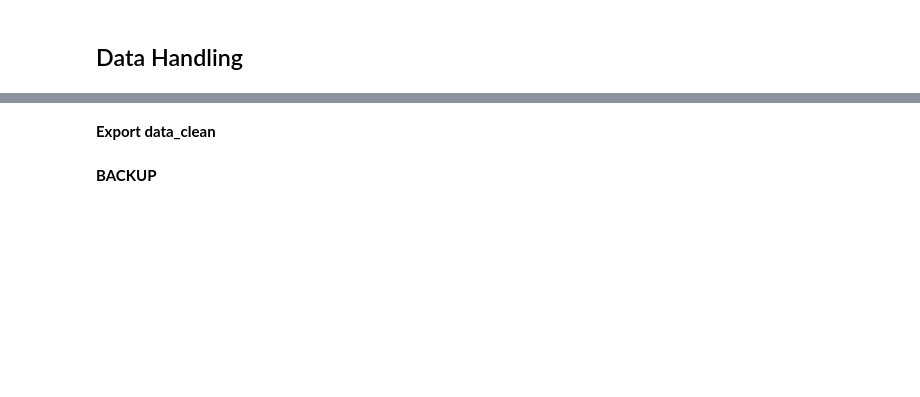
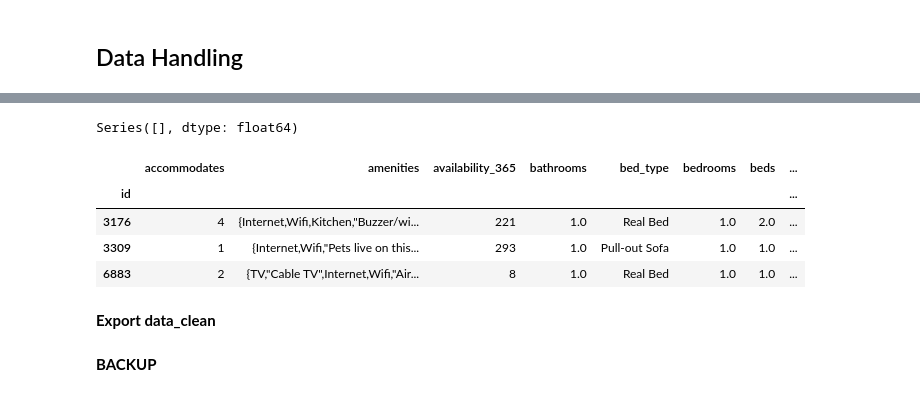
Before and after one commit to Rurbinasal/AIRBNB-Berlin-Listing-Price-Indicator, a Jupyter notebook: 1_Airbnb_Clean.ipynb, the cells around one changed output, grey strips where cells are left out. Saved outputs shown, nothing was run; the diff lists cells and outputs as text; code cells hidden in the pictures; blank space fills up the shorter version.

```diff
--- a/1_Airbnb_Clean.ipynb
+++ b/1_Airbnb_Clean.ipynb
@@ -277,0 +211,12 @@ data.price = [float(i.strip("$").replace(",","")) for i in data.price]
+# %%
+# Fill review_scores with mean
+data.review_scores_value.fillna(data.review_scores_value.mean(), inplace=True)
+data.review_scores_checkin.fillna(data.review_scores_checkin.mean(), inplace=True)
+data.review_scores_location.fillna(data.review_scores_location.mean(), inplace=True)
+data.review_scores_communication.fillna(data.review_scores_communication.mean(), inplace=True)
+data.review_scores_accuracy.fillna(data.review_scores_accuracy.mean(), inplace=True)
+data.review_scores_cleanliness.fillna(data.review_scores_cleanliness.mean(), inplace=True)
+# %%
+# Fill missing text values with ""
+data.summary.fillna("", inplace=True)
+data.description.fillna("", inplace=True)
@@ -277,0 +225,4 @@ data.price = [float(i.strip("$").replace(",","")) for i in data.price]
+# %%
+# Drop further columns
+data.drop(["bed_type", "host_acceptance_rate", "host_location", "host_response_rate", "host_response_time",
+           "reviews_per_month", "square_feet"], inplace=True, axis=1)
@@ -278,3 +250,27 @@ data.price = [float(i.strip("$").replace(",","")) for i in data.price]
+# %%
+# List missing values (post-cleaning)
+
+def count_missing(data):
+    null_cols = data.columns[data.isnull().any(axis=0)]
+    X_null = data[null_cols].isnull().sum()
+    X_null = X_null.sort_values(ascending=False)
+    print(X_null)
+
+count_missing(data)
+# %% [output]
+Series([], dtype: float64)
+# %%
+# Sort columns in dataset
+data = data.reindex(sorted(data.columns, reverse=False), axis=1)
+# %%
+# Display cleaned dataset
+data.head(3)
+# %% [output]
+|  | accommodates | amenities | availability_365 | bathrooms | bed_type | bedrooms | beds | ... |
+| id |  |  |  |  |  |  |  | ... |
+| 3176 | 4 | {Internet,Wifi,Kitchen,"Buzzer/wi... | 221 | 1.0 | Real Bed | 1.0 | 2.0 | ... |
+| 3309 | 1 | {Internet,Wifi,"Pets live on this... | 293 | 1.0 | Pull-out Sofa | 1.0 | 1.0 | ... |
+| 6883 | 2 | {TV,"Cable TV",Internet,Wifi,"Air... | 8 | 1.0 | Real Bed | 1.0 | 1.0 | ... |
 # %% [markdown]
 **Export data_clean**
 # %%
```
Also changed, not shown: parts of 29 cells of this notebook, 3 other files.
